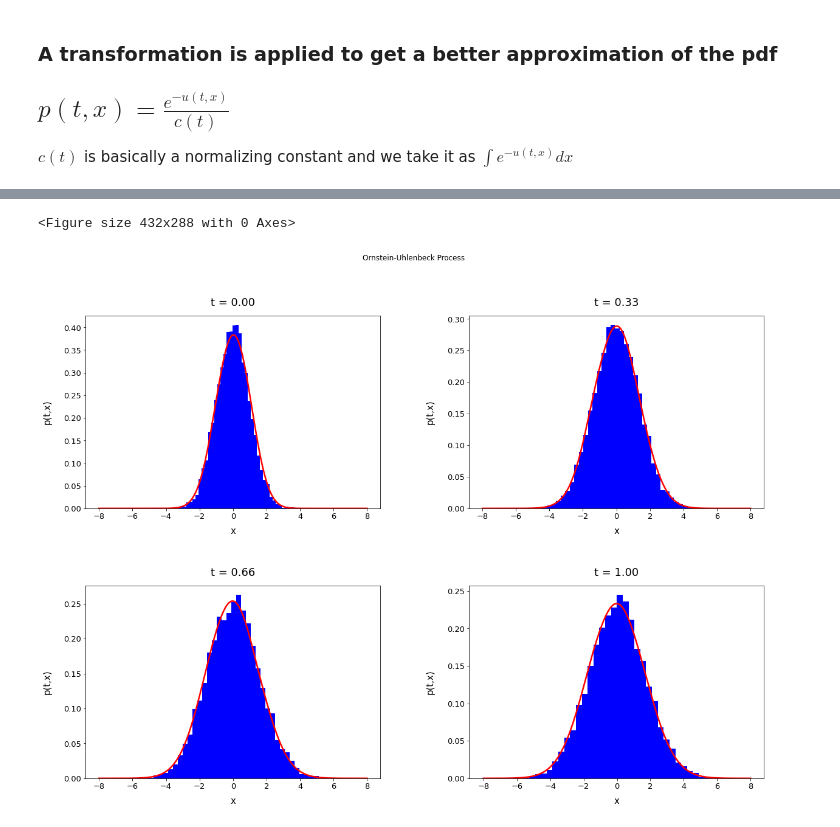
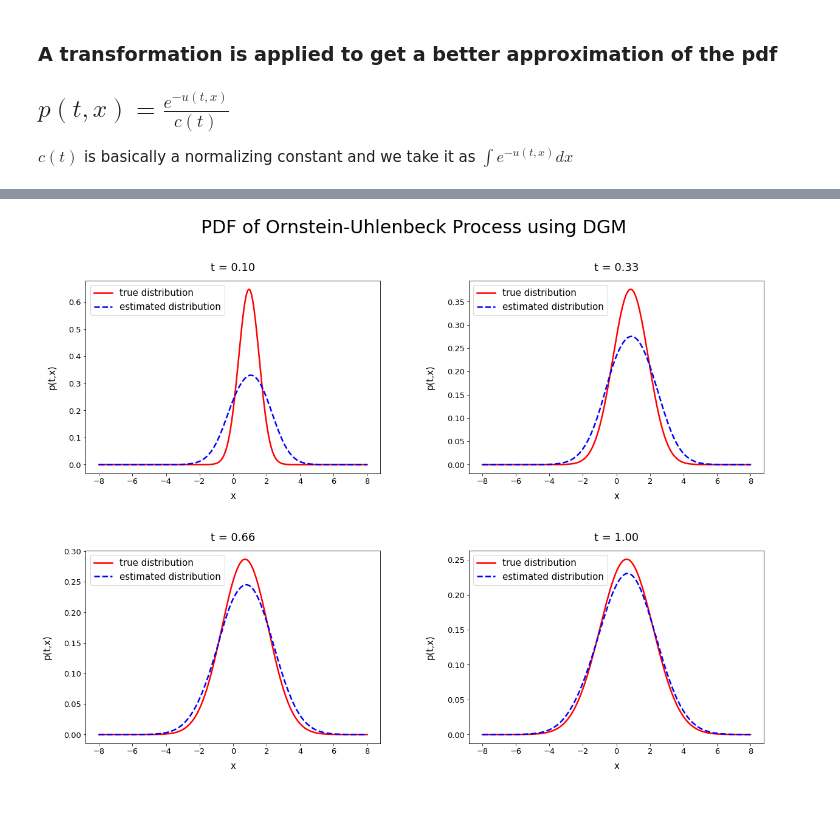
Before and after one commit to Aravindan98/Le-Mans-University-Thesis, a Jupyter notebook: DGM/DGM_Ornstein_Uhlenbeck.ipynb, the cells around one changed output, grey strips where cells are left out. Drawn from its saved outputs; the diff is of its cells as text; code cells hidden in the pictures.

```diff
--- a/DGM/DGM_Ornstein_Uhlenbeck.ipynb
+++ b/DGM/DGM_Ornstein_Uhlenbeck.ipynb
@@ -220,7 +220,7 @@ theta = 0.0  # mean reversion level
 sigma = 2    # volatility
 
 # mean and standard deviation for (normally distributed) process starting value
-alpha = 0.0
+alpha = 1
 beta = 1
 
 # terminal time
@@ -465,42 +437,67 @@ WARNING:tensorflow:From /tensorflow-1.15.2/python3.7/tensorflow_core/python/ops/
+# %%
+#%% OU Simulation function
+from scipy.stats import norm
+
+def PDF_OU(X, X0, theta, kappa, sigma, T):
+    ''' Simulate end point of Ornstein-Uhlenbeck process with normally
+        distributed random starting value.
+
+    Args:
+        theta: mean reversion level
+        kappa: mean reversion rate
+        sigma: volatility
+        T:     terminal time
+    '''
+
+    # simulate initial point based on normal distributio
+
+    # mean and variance of OU endpoint
+    m = theta + (X0 - theta) * np.exp(-kappa * T)
+    s = np.sqrt(sigma**2 / (2 * kappa) * (1 - np.exp(-2*kappa*T)))
+
+    # simulate endpoint
+    #print(s)
+    X_T = norm.pdf(X,m,s)
+
+    return X_T
 # %%
-plt.figure()
 plt.figure(figsize = (20,14))
 
 # time values at which to examine density
-densityTimes = [0.0, 0.33*T, 0.66*T, T]
+densityTimes = [0.1, 0.33*T, 0.66*T, T]
 
 # vector of x values for plotting
 x_plot = np.linspace(Xlow*x_multiplier, Xhigh*x_multiplier, 1000)
 
 for i, curr_t in enumerate(densityTimes):
 
     # specify subplot
     plt.subplot(2,2,i+1)
 
     # simulate process at current t
-    sim_x = simulateOU_GaussianStart(alpha, beta, theta, kappa, sigma, 10000, curr_t)
+    pdf = PDF_OU(x_plot, alpha, theta, kappa, sigma, curr_t)
 
     # compute normalized density at all x values to plot and current t value
     t_plot = curr_t * np.ones_like(x_plot.reshape(-1,1))
     unnorm_dens = sess.run([p_unnorm], feed_dict= {t_tnsr:t_plot, x_interior_tnsr:x_plot.reshape(-1,1)})
     density = unnorm_dens[0] / sp.integrate.simps(unnorm_dens[0].reshape(x_plot.shape), x_plot)
 
-    # plot histogram of simulated process values and overlay estimated density
-    plt.hist(sim_x, bins=40, density=True, color = 'b')
-    plt.plot(x_plot, density, 'r', linewidth=2.5)
+
+    plt.plot(x_plot, pdf, 'r', linewidth=2.5, label='true distribution')
+    plt.plot(x_plot, density, '--b', linewidth=2.5, label='estimated distribution')
 
     # subplot options
     plt.xlabel(r"x", fontsize=15, labelpad=10)
     plt.ylabel(r"p(t,x)", fontsize=15, labelpad=20)
     plt.title(r"t = %.2f"%(curr_t), fontsize=18, y=1.03)
     plt.xticks(fontsize=13)
     plt.yticks(fontsize=13)
-    plt.suptitle("Ornstein-Uhlenbeck Process")
+    plt.suptitle("PDF of Ornstein-Uhlenbeck Process using DGM", fontsize=30)
+    plt.legend(fontsize=15)
 # adjust space between subplots
 plt.subplots_adjust(wspace=0.3, hspace=0.4)
 
 if saveFigure:
     plt.savefig(figureName)
 # %% [output]
-<Figure size 432x288 with 0 Axes>
-[figure, old version]
+[figure, new version]
```
Also changed, not shown: parts of 3 cells of this notebook.
